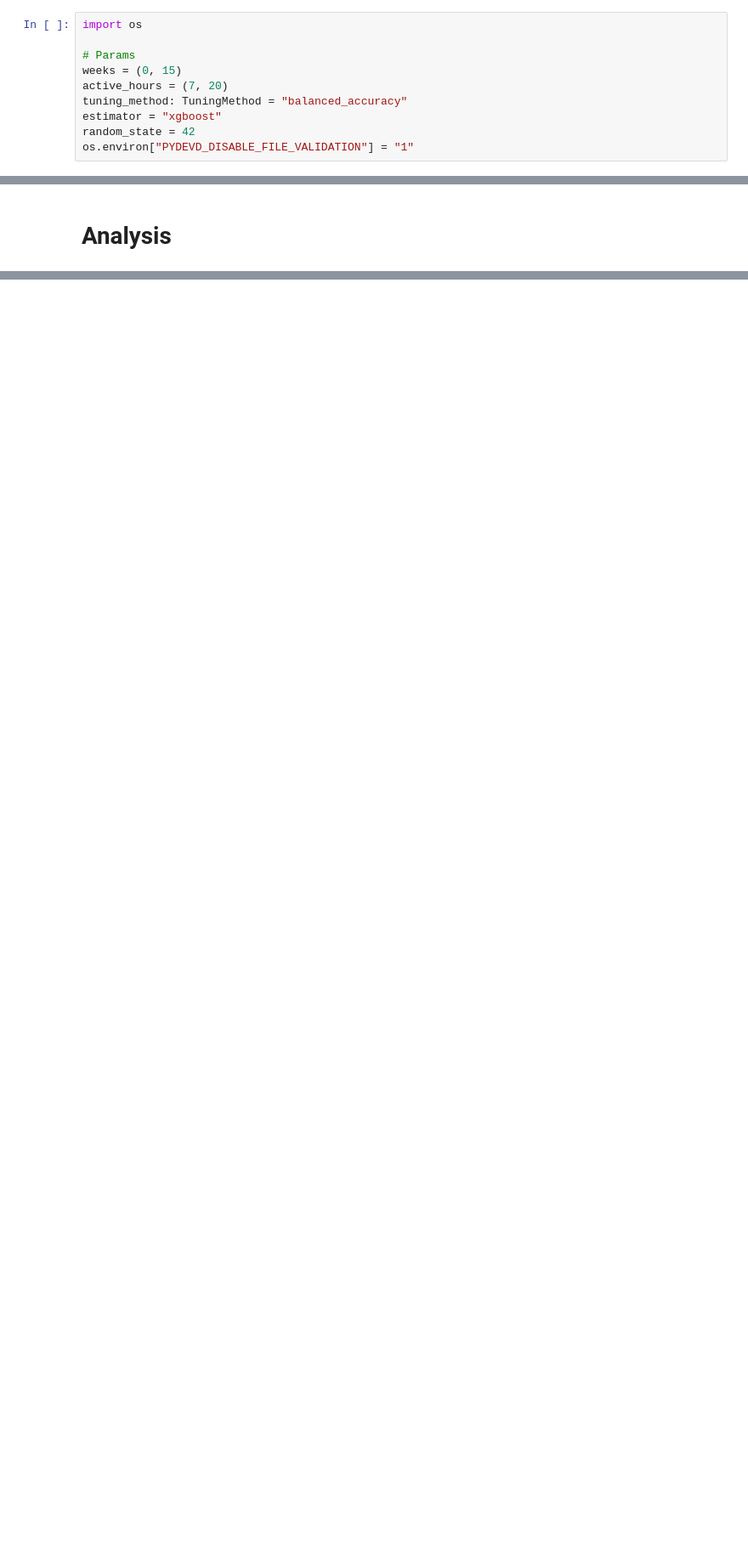
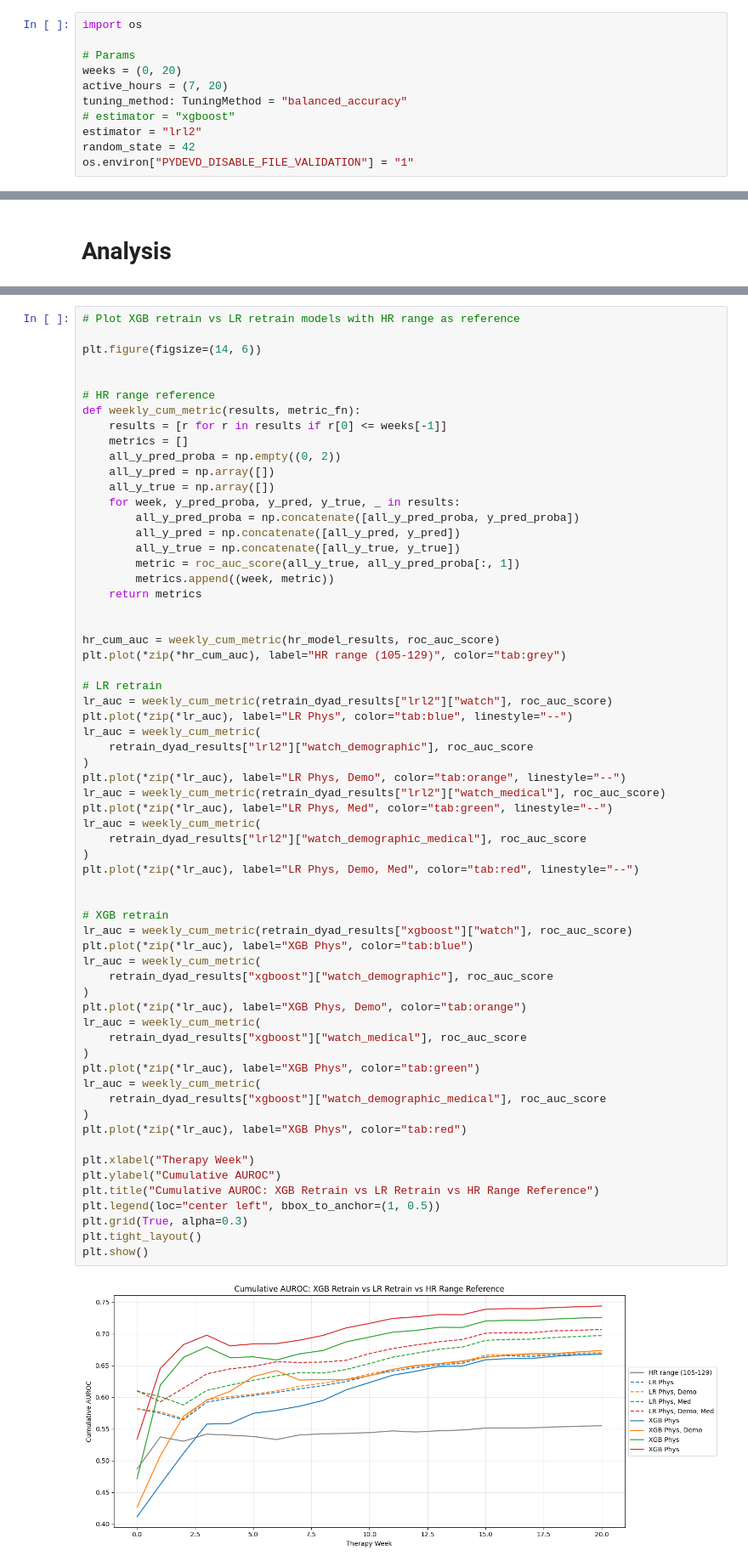
Before and after one commit to lab-heal/pistachio, a Jupyter notebook: eval_retrain_feature_sets.ipynb, the cells around one changed output, grey strips where cells are left out. Shown at 85% size. Saved outputs shown, nothing was run; the diff lists cells and outputs as text; blank space fills up the shorter version.

```diff
--- a/eval_retrain_feature_sets.ipynb
+++ b/eval_retrain_feature_sets.ipynb
@@ -31,10 +28,11 @@ from modeling import (
 import os
 
 # Params
-weeks = (0, 15)
+weeks = (0, 20)
 active_hours = (7, 20)
 tuning_method: TuningMethod = "balanced_accuracy"
-estimator = "xgboost"
+# estimator = "xgboost"
+estimator = "lrl2"
 random_state = 42
 os.environ["PYDEVD_DISABLE_FILE_VALIDATION"] = "1"
 # %%
@@ -456,0 +472,65 @@ get_final_metrics(weeks)
+# %%
+# Plot XGB retrain vs LR retrain models with HR range as reference
+
+plt.figure(figsize=(14, 6))
+
+
+# HR range reference
+def weekly_cum_metric(results, metric_fn):
+    results = [r for r in results if r[0] <= weeks[-1]]
+    metrics = []
+    all_y_pred_proba = np.empty((0, 2))
+    all_y_pred = np.array([])
+    all_y_true = np.array([])
+    for week, y_pred_proba, y_pred, y_true, _ in results:
+        all_y_pred_proba = np.concatenate([all_y_pred_proba, y_pred_proba])
+        all_y_pred = np.concatenate([all_y_pred, y_pred])
+        all_y_true = np.concatenate([all_y_true, y_true])
+        metric = roc_auc_score(all_y_true, all_y_pred_proba[:, 1])
+        metrics.append((week, metric))
+    return metrics
+
+
+hr_cum_auc = weekly_cum_metric(hr_model_results, roc_auc_score)
+plt.plot(*zip(*hr_cum_auc), label="HR range (105-129)", color="tab:grey")
+
+# LR retrain
+lr_auc = weekly_cum_metric(retrain_dyad_results["lrl2"]["watch"], roc_auc_score)
+plt.plot(*zip(*lr_auc), label="LR Phys", color="tab:blue", linestyle="--")
+lr_auc = weekly_cum_metric(
+    retrain_dyad_results["lrl2"]["watch_demographic"], roc_auc_score
+)
+plt.plot(*zip(*lr_auc), label="LR Phys, Demo", color="tab:orange", linestyle="--")
+lr_auc = weekly_cum_metric(retrain_dyad_results["lrl2"]["watch_medical"], roc_auc_score)
+plt.plot(*zip(*lr_auc), label="LR Phys, Med", color="tab:green", linestyle="--")
+lr_auc = weekly_cum_metric(
+    retrain_dyad_results["lrl2"]["watch_demographic_medical"], roc_auc_score
+)
+plt.plot(*zip(*lr_auc), label="LR Phys, Demo, Med", color="tab:red", linestyle="--")
+
+
+# XGB retrain
+lr_auc = weekly_cum_metric(retrain_dyad_results["xgboost"]["watch"], roc_auc_score)
+plt.plot(*zip(*lr_auc), label="XGB Phys", color="tab:blue")
+lr_auc = weekly_cum_metric(
+    retrain_dyad_results["xgboost"]["watch_demographic"], roc_auc_score
+)
+plt.plot(*zip(*lr_auc), label="XGB Phys, Demo", color="tab:orange")
+lr_auc = weekly_cum_metric(
+    retrain_dyad_results["xgboost"]["watch_medical"], roc_auc_score
+)
+plt.plot(*zip(*lr_auc), label="XGB Phys", color="tab:green")
+lr_auc = weekly_cum_metric(
+    retrain_dyad_results["xgboost"]["watch_demographic_medical"], roc_auc_score
+)
+plt.plot(*zip(*lr_auc), label="XGB Phys", color="tab:red")
+
+plt.xlabel("Therapy Week")
+plt.ylabel("Cumulative AUROC")
+plt.title("Cumulative AUROC: XGB Retrain vs LR Retrain vs HR Range Reference")
+plt.legend(loc="center left", bbox_to_anchor=(1, 0.5))
+plt.grid(True, alpha=0.3)
+plt.tight_layout()
+plt.show()
+# %% [output]
+[figure, added]
```
Also changed, not shown: parts of 5 cells of this notebook, 3 other files.
